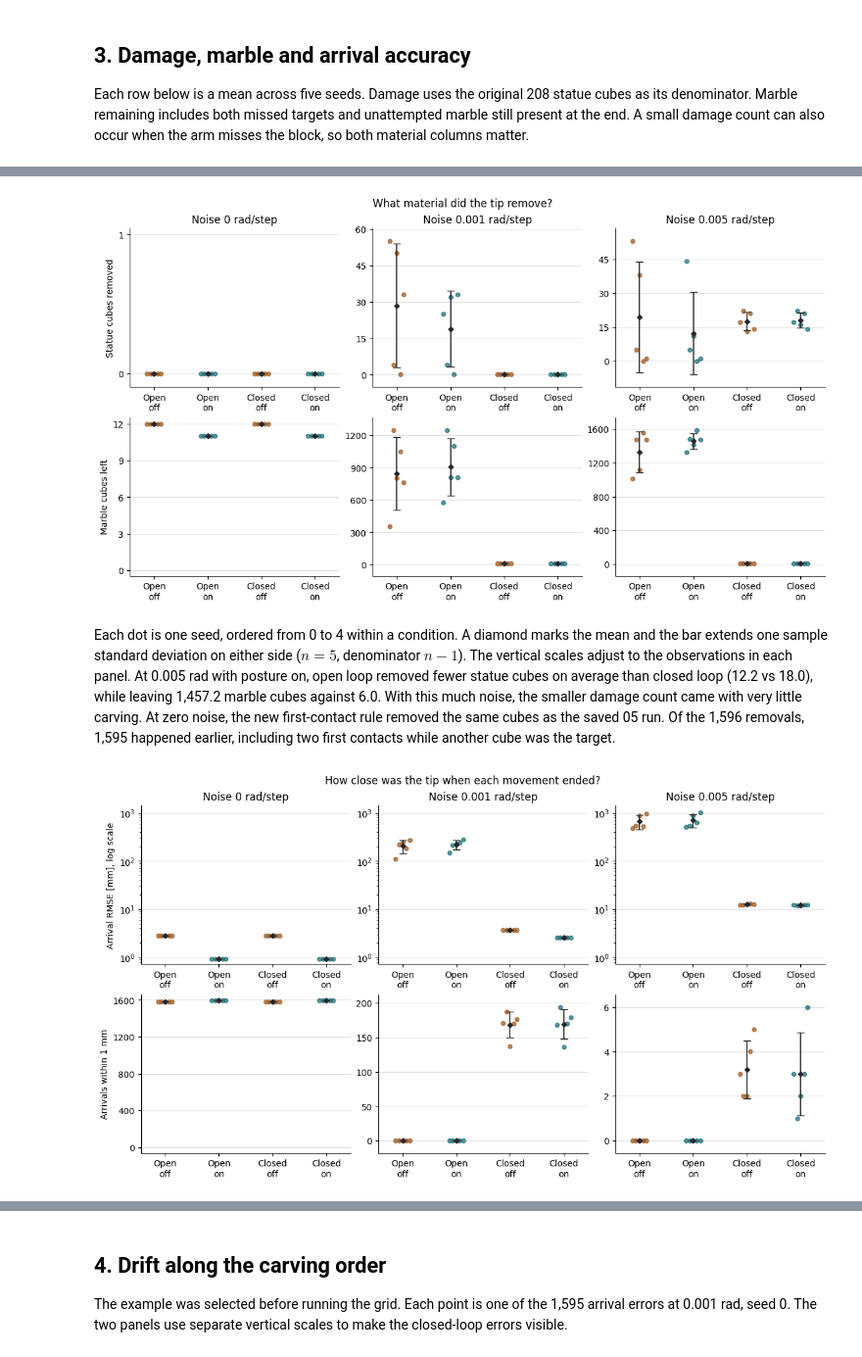
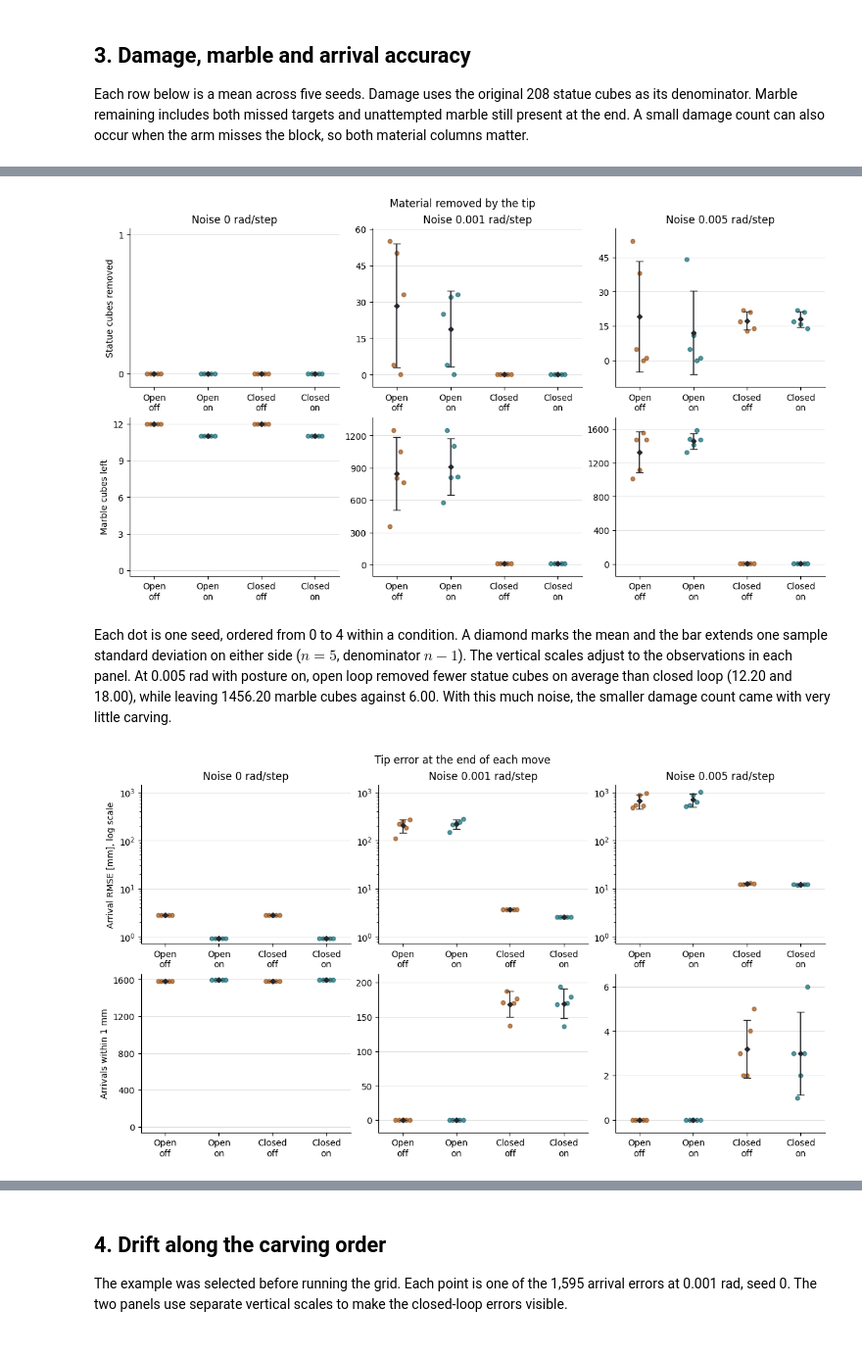
Before and after one commit to Aokiri/sculptor-robot, a Jupyter notebook: notebooks/06_control_comparison.ipynb, the cells around one changed output, grey strips where cells are left out. Shown at 98% size. Saved outputs shown, nothing was run; the diff lists cells and outputs as text; code cells hidden in the pictures.

Commit message:
Notebooks: Run 06 again with the motion profile and align it with the other notebooks

```diff
--- a/notebooks/06_control_comparison.ipynb
+++ b/notebooks/06_control_comparison.ipynb
@@ -151,14 +151,14 @@ def plot_seeds(metrics: list[tuple[str, str]], title: str) -> None:
     plt.show()
 # %%
 plot_seeds([("statue_removed", "Statue cubes removed"),
-            ("marble_remaining", "Marble cubes left")], "What material did the tip remove?")
+            ("marble_remaining", "Marble cubes left")], "Material removed by the tip")
 # %% [output]
-[figure, old version]
+[figure, new version]
 # %% [markdown]
-Each dot is one seed, ordered from 0 to 4 within a condition. A diamond marks the mean and the bar extends one sample standard deviation on either side ($n=5$, denominator $n-1$). The vertical scales adjust to the observations in each panel. At 0.005 rad with posture on, open loop removed fewer statue cubes on average than closed loop (12.2 vs 18.0), while leaving 1,457.2 marble cubes against 6.0. With this much noise, the smaller damage count came with very little carving. At zero noise, the new first-contact rule removed the same cubes as the saved 05 run. Of the 1,596 removals, 1,595 happened earlier, including two first contacts while another cube was the target.
+Each dot is one seed, ordered from 0 to 4 within a condition. A diamond marks the mean and the bar extends one sample standard deviation on either side ($n=5$, denominator $n-1$). The vertical scales adjust to the observations in each panel. At 0.005 rad with posture on, open loop removed fewer statue cubes on average than closed loop (12.20 and 18.00), while leaving 1456.20 marble cubes against 6.00. With this much noise, the smaller damage count came with very little carving.
 # %%
 plot_seeds([("arrival_rmse_mm", "Arrival RMSE [mm], log scale"),
-            ("within_1mm", "Arrivals within 1 mm")], "How close was the tip when each movement ended?")
+            ("within_1mm", "Arrivals within 1 mm")], "Tip error at the end of each move")
 # %% [output]
-[figure, old version]
+[figure, new version]
 # %% [markdown]
```
Also changed, not shown: parts of 10 cells of this notebook, 2 other files.
